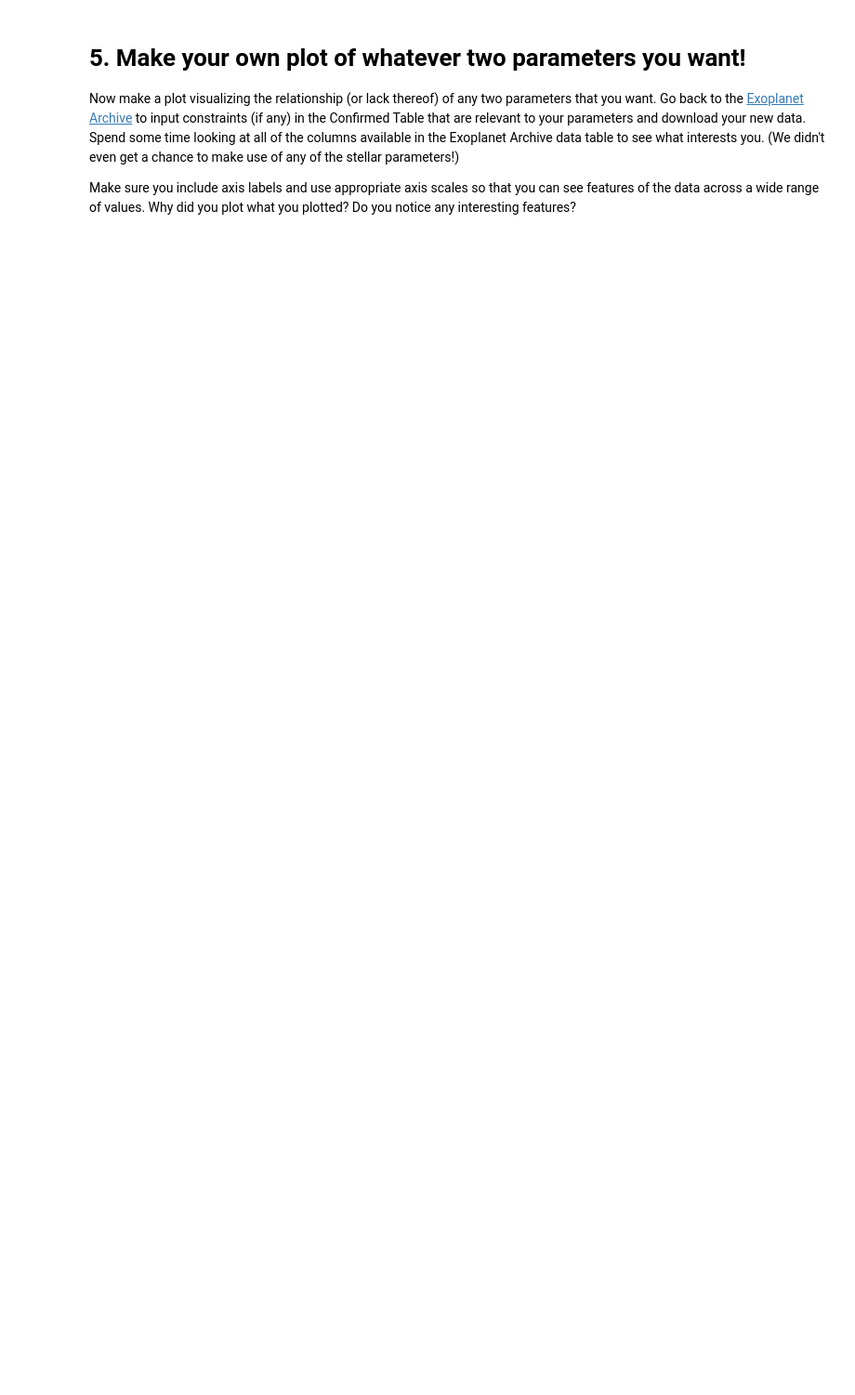
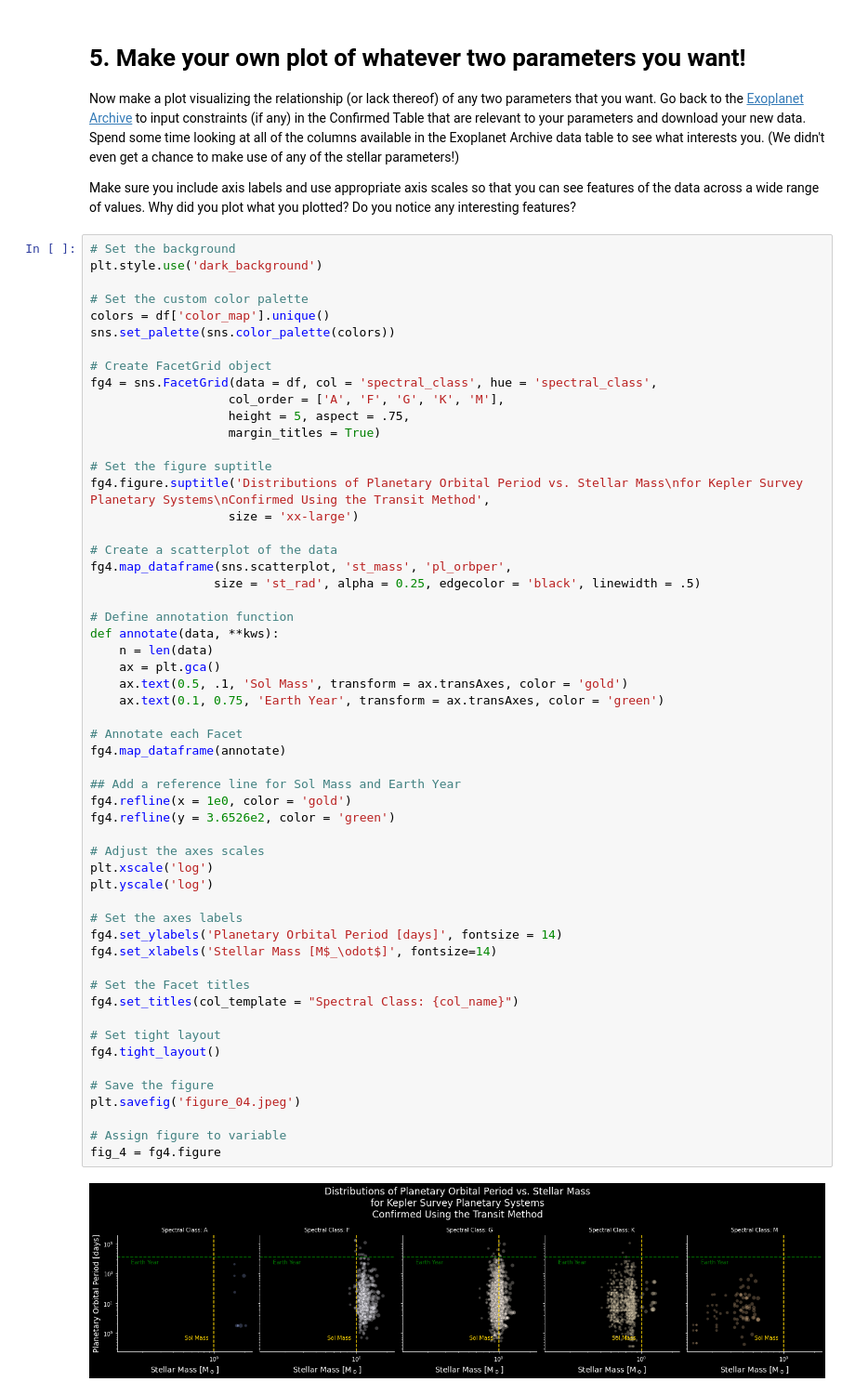
Before and after one commit to g-r-a-e-m-e/Intro-to-Astro2022, a Jupyter notebook: Week3_gaia_exoplanet_archive/nasa_exoplanet_archive_tutorial.ipynb, the cells around one changed output. Shown at 93% size. Drawn from its saved outputs; the diff is of its cells as text; blank space fills up the shorter version.

```diff
--- a/Week3_gaia_exoplanet_archive/nasa_exoplanet_archive_tutorial.ipynb
+++ b/Week3_gaia_exoplanet_archive/nasa_exoplanet_archive_tutorial.ipynb
@@ -392,3 +448,60 @@ Be sure to label your axes with units! Refer to the header in the .csv file for
 Now make a plot visualizing the relationship (or lack thereof) of any two parameters that you want. Go back to the [Exoplanet Archive](https://exoplanetarchive.ipac.caltech.edu/) to input constraints (if any) in the Confirmed Table that are relevant to your parameters and download your new data. Spend some time looking at all of the columns available in the Exoplanet Archive data table to see what interests you. (We didn't even get a chance to make use of any of the stellar parameters!)
 
 Make sure you include axis labels and use appropriate axis scales so that you can see features of the data across a wide range of values. Why did you plot what you plotted? Do you notice any interesting features?
+# %%
+# Set the background
+plt.style.use('dark_background')
+
+# Set the custom color palette
+colors = df['color_map'].unique()
+sns.set_palette(sns.color_palette(colors))
+
+# Create FacetGrid object
+fg4 = sns.FacetGrid(data = df, col = 'spectral_class', hue = 'spectral_class',
+                   col_order = ['A', 'F', 'G', 'K', 'M'],
+                   height = 5, aspect = .75,
+                   margin_titles = True)
+
+# Set the figure suptitle
+fg4.figure.suptitle('Distributions of Planetary Orbital Period vs. Stellar Mass\nfor Kepler Survey Planetary Systems\nConfirmed Using the Transit Method',
+                   size = 'xx-large')
+
+# Create a scatterplot of the data
+fg4.map_dataframe(sns.scatterplot, 'st_mass', 'pl_orbper',
+                 size = 'st_rad', alpha = 0.25, edgecolor = 'black', linewidth = .5)
+
+# Define annotation function
+def annotate(data, **kws):
+    n = len(data)
+    ax = plt.gca()
+    ax.text(0.5, .1, 'Sol Mass', transform = ax.transAxes, color = 'gold')
+    ax.text(0.1, 0.75, 'Earth Year', transform = ax.transAxes, color = 'green')
+
+# Annotate each Facet
+fg4.map_dataframe(annotate)
+
+## Add a reference line for Sol Mass and Earth Year
+fg4.refline(x = 1e0, color = 'gold')
+fg4.refline(y = 3.6526e2, color = 'green')
+
+# Adjust the axes scales
+plt.xscale('log')
+plt.yscale('log')
+
+# Set the axes labels
+fg4.set_ylabels('Planetary Orbital Period [days]', fontsize = 14)
+fg4.set_xlabels('Stellar Mass [M$_\odot$]', fontsize=14)
+
+# Set the Facet titles
+fg4.set_titles(col_template = "Spectral Class: {col_name}")
+
+# Set tight layout
+fg4.tight_layout()
+
+# Save the figure
+plt.savefig('figure_04.jpeg')
+
+# Assign figure to variable
+fig_4 = fg4.figure
+# %% [output]
+[figure, added]
```
Also changed, not shown: parts of 10 cells of this notebook, 4 other files.
